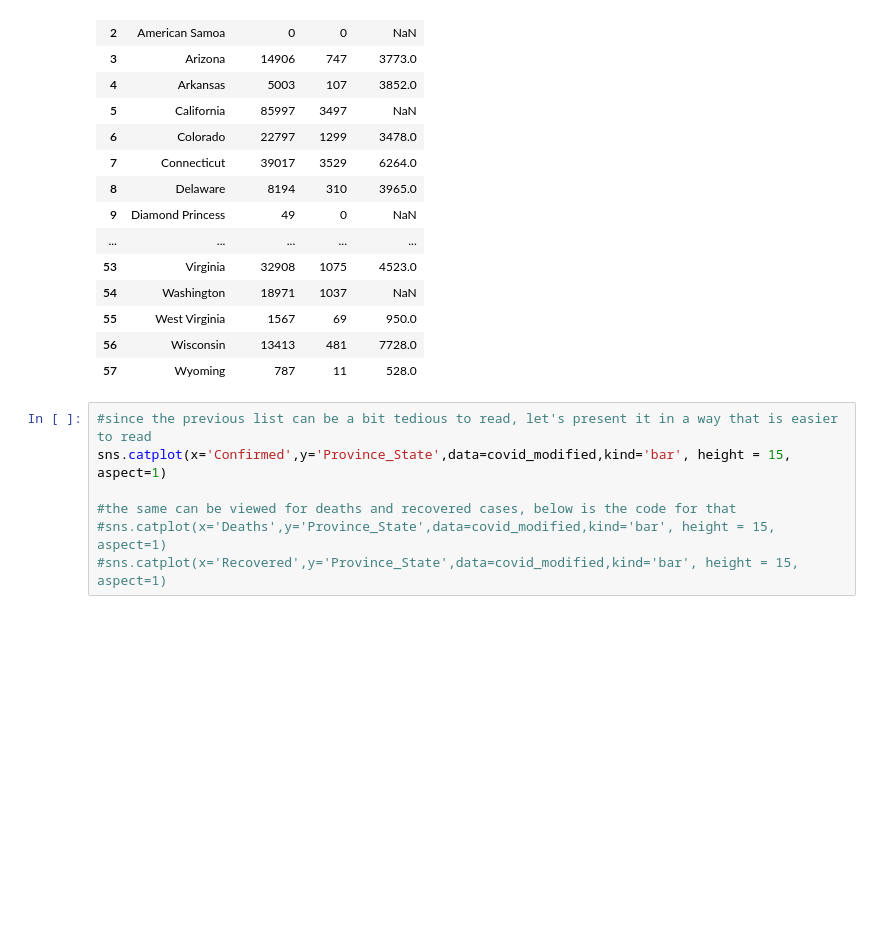
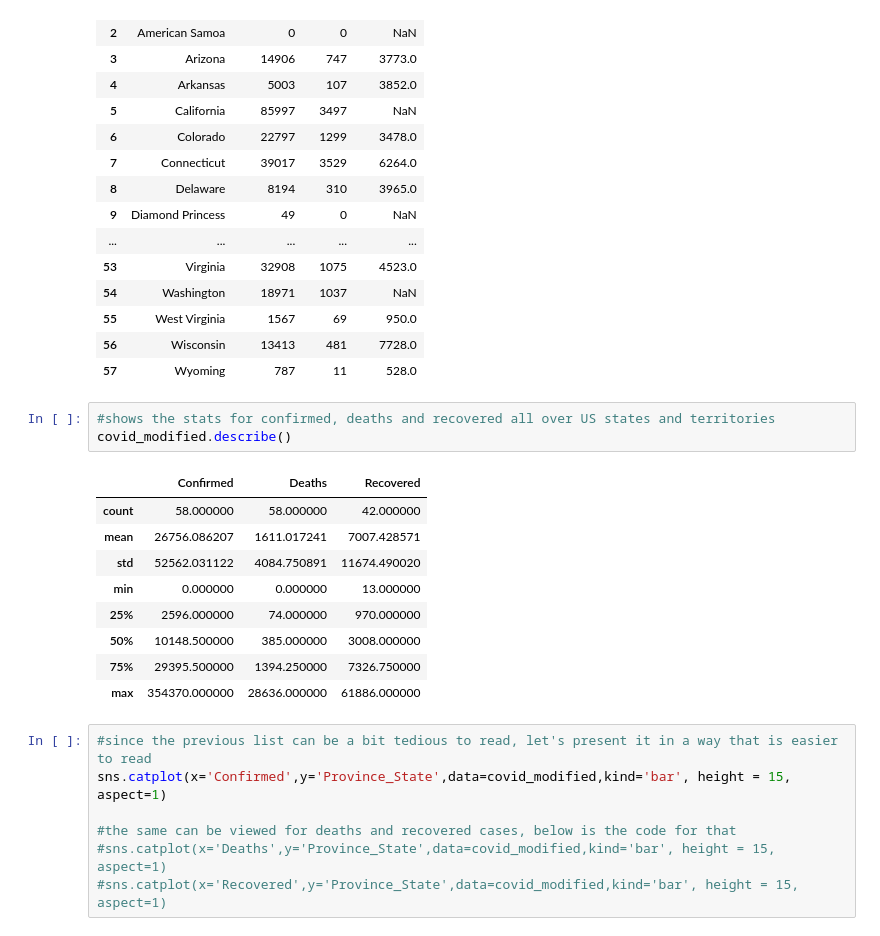
Before and after one commit to Keenal/COVID-19, a Jupyter notebook: Data_analytics_covid_19.ipynb, the cells around one changed output. Drawn from its saved outputs; the diff is of its cells as text; blank space fills up the shorter version.

```diff
--- a/Data_analytics_covid_19.ipynb
+++ b/Data_analytics_covid_19.ipynb
@@ -45,6 +59,19 @@ covid_modified
 | 55 | West Virginia | 1567 | 69 | 950.0 |
 | 56 | Wisconsin | 13413 | 481 | 7728.0 |
 | 57 | Wyoming | 787 | 11 | 528.0 |
+# %%
+#shows the stats for confirmed, deaths and recovered all over US states and territories
+covid_modified.describe()
+# %% [output]
+|  | Confirmed | Deaths | Recovered |
+| count | 58.000000 | 58.000000 | 42.000000 |
+| mean | 26756.086207 | 1611.017241 | 7007.428571 |
+| std | 52562.031122 | 4084.750891 | 11674.490020 |
+| min | 0.000000 | 0.000000 | 13.000000 |
+| 25% | 2596.000000 | 74.000000 | 970.000000 |
+| 50% | 10148.500000 | 385.000000 | 3008.000000 |
+| 75% | 29395.500000 | 1394.250000 | 7326.750000 |
+| max | 354370.000000 | 28636.000000 | 61886.000000 |
 # %%
 #since the previous list can be a bit tedious to read, let's present it in a way that is easier to read
 sns.catplot(x='Confirmed',y='Province_State',data=covid_modified,kind='bar', height = 15, aspect=1)
```
Also changed, not shown: parts of 6 cells of this notebook, 1 other file.
